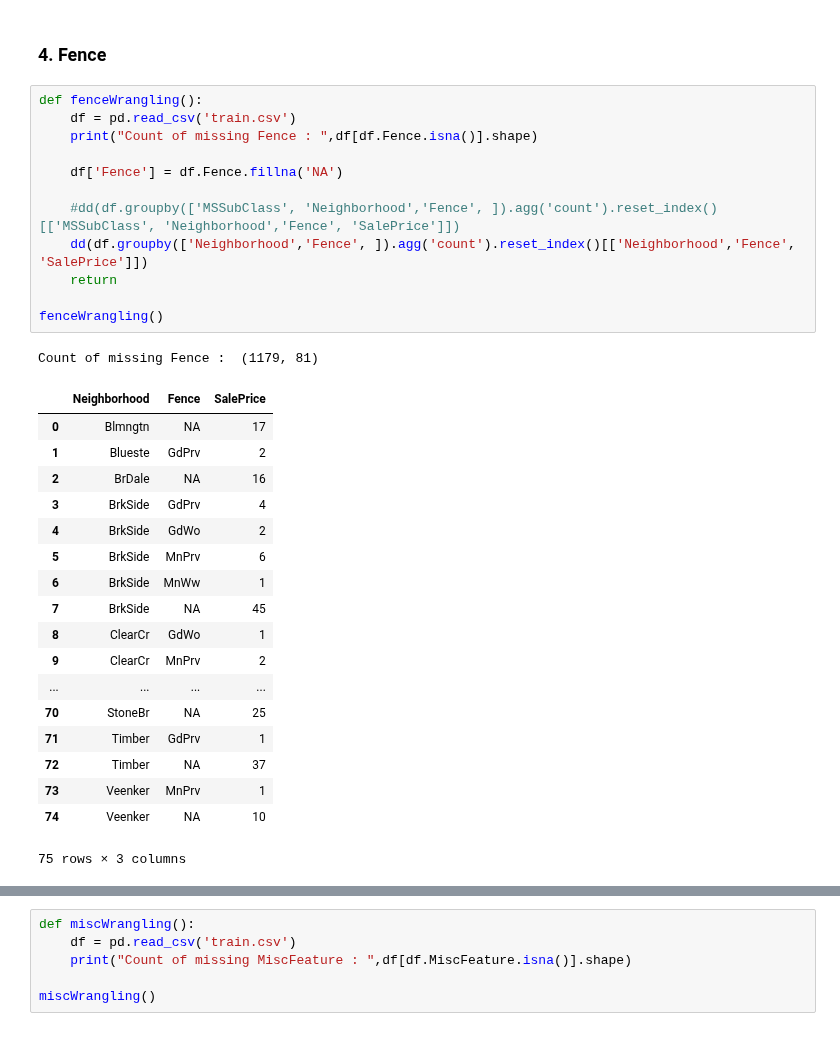
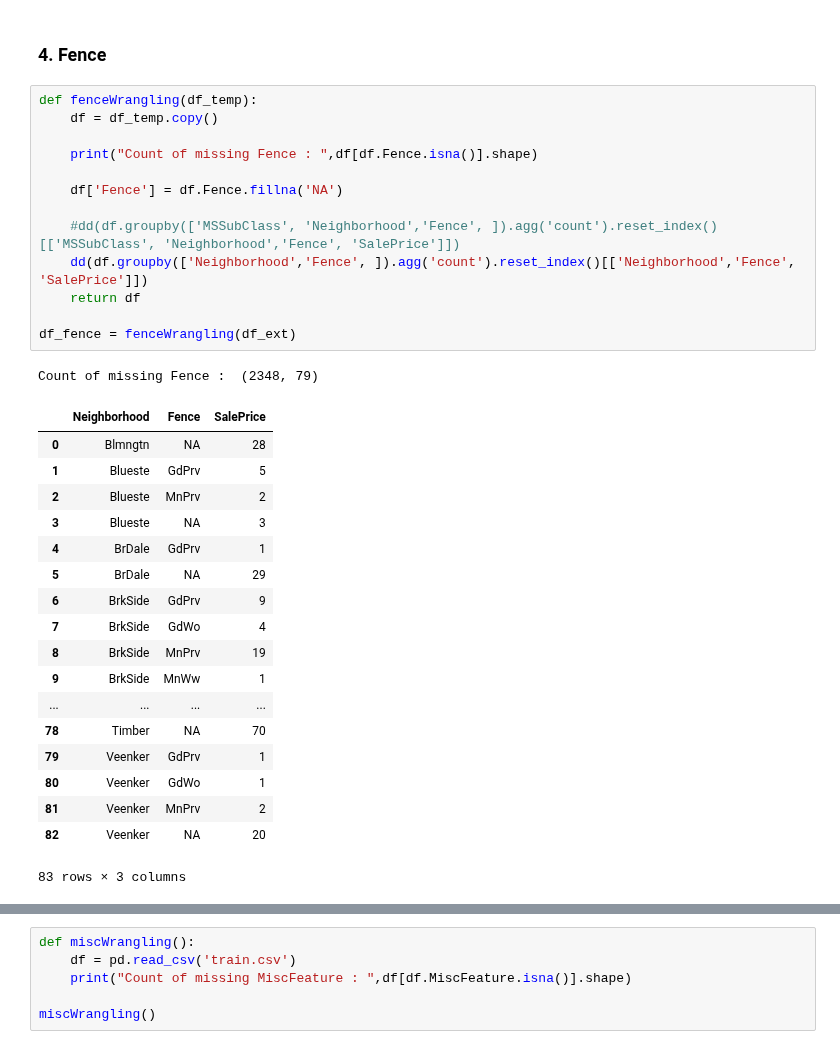
Before and after one commit to PadmarajBhat/Kaggle-Dataset-Exploration, a Jupyter notebook: House Prices- Advanced Regression Techniques/Data Wrangling/House Prices - ART(Wrangling).ipynb, the cells around one changed output, grey strips where cells are left out. Drawn from its saved outputs; the diff is of its cells as text.

```diff
--- a/House Prices- Advanced Regression Techniques/Data Wrangling/House Prices - ART(Wrangling).ipynb
+++ b/House Prices- Advanced Regression Techniques/Data Wrangling/House Prices - ART(Wrangling).ipynb
@@ -522,34 +522,35 @@ df_ext = exteriorWrangle(df_electrical)
 # %% [markdown]
 ### 4. Fence
 # %%
-def fenceWrangling():
-    df = pd.read_csv('train.csv')
+def fenceWrangling(df_temp):
+    df = df_temp.copy()
+
     print("Count of missing Fence : ",df[df.Fence.isna()].shape)
 
     df['Fence'] = df.Fence.fillna('NA')
 
     #dd(df.groupby(['MSSubClass', 'Neighborhood','Fence', ]).agg('count').reset_index()[['MSSubClass', 'Neighborhood','Fence', 'SalePrice']])
     dd(df.groupby(['Neighborhood','Fence', ]).agg('count').reset_index()[['Neighborhood','Fence', 'SalePrice']])
-    return
+    return df
 
-fenceWrangling()
+df_fence = fenceWrangling(df_ext)
 # %% [output]
-Count of missing Fence :  (1179, 81)
+Count of missing Fence :  (2348, 79)
 |  | Neighborhood | Fence | SalePrice |
-| 0 | Blmngtn | NA | 17 |
-| 1 | Blueste | GdPrv | 2 |
-| 2 | BrDale | NA | 16 |
-| 3 | BrkSide | GdPrv | 4 |
-| 4 | BrkSide | GdWo | 2 |
-| 5 | BrkSide | MnPrv | 6 |
-| 6 | BrkSide | MnWw | 1 |
-| 7 | BrkSide | NA | 45 |
-| 8 | ClearCr | GdWo | 1 |
-| 9 | ClearCr | MnPrv | 2 |
+| 0 | Blmngtn | NA | 28 |
+| 1 | Blueste | GdPrv | 5 |
+| 2 | Blueste | MnPrv | 2 |
+| 3 | Blueste | NA | 3 |
+| 4 | BrDale | GdPrv | 1 |
+| 5 | BrDale | NA | 29 |
+| 6 | BrkSide | GdPrv | 9 |
+| 7 | BrkSide | GdWo | 4 |
+| 8 | BrkSide | MnPrv | 19 |
+| 9 | BrkSide | MnWw | 1 |
 | ... | ... | ... | ... |
-| 70 | StoneBr | NA | 25 |
-| 71 | Timber | GdPrv | 1 |
-| 72 | Timber | NA | 37 |
-| 73 | Veenker | MnPrv | 1 |
-| 74 | Veenker | NA | 10 |
+| 78 | Timber | NA | 70 |
+| 79 | Veenker | GdPrv | 1 |
+| 80 | Veenker | GdWo | 1 |
+| 81 | Veenker | MnPrv | 2 |
+| 82 | Veenker | NA | 20 |
-75 rows × 3 columns
+83 rows × 3 columns
```
Also changed, not shown: parts of 10 cells of this notebook.
